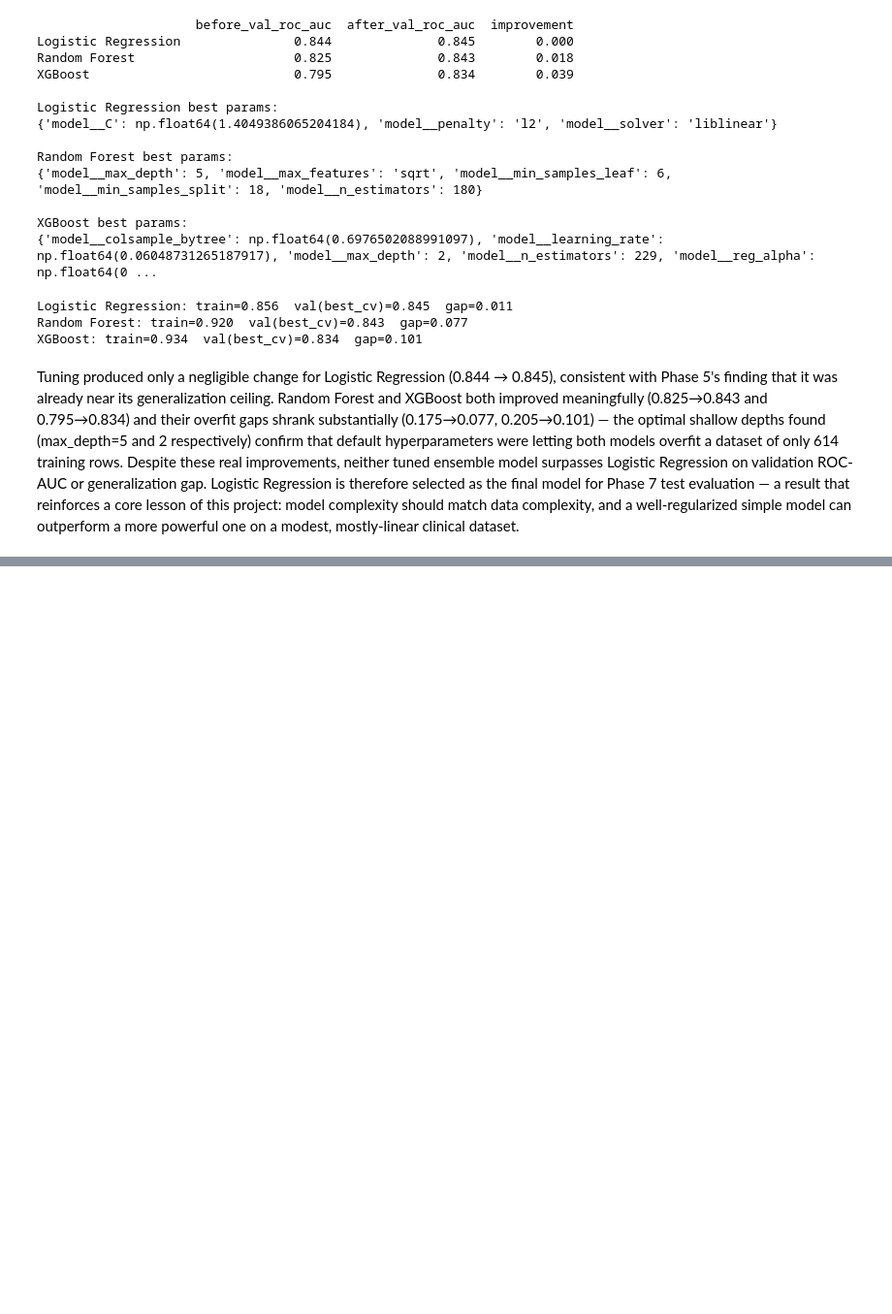
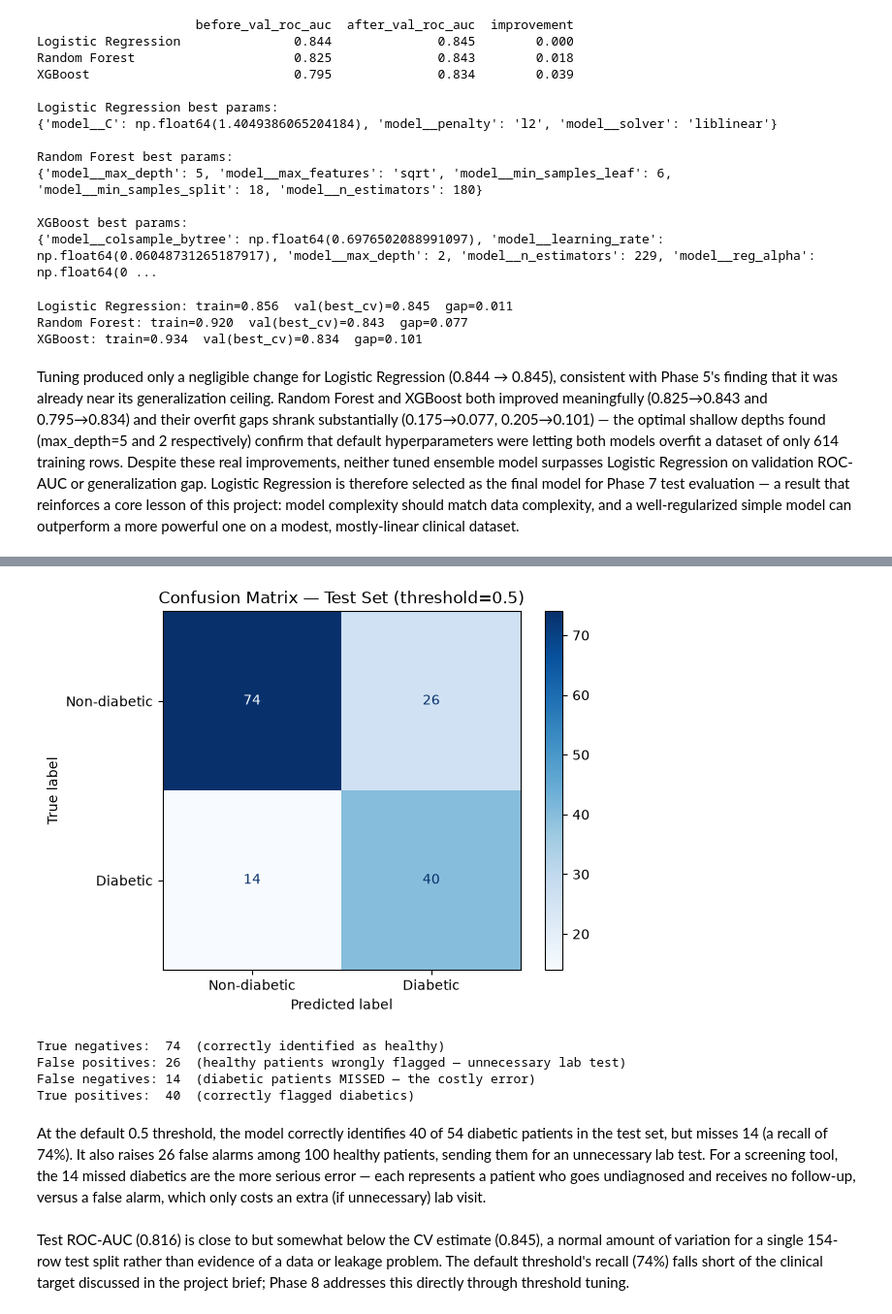
Before and after one commit to nbharats/tcn-ai-ml-45days, a Jupyter notebook: Sugarsense_Diabetes_Screening/notebooks/sugarsense.ipynb, the cells around one changed output, grey strips where cells are left out. Shown at 97% size. Drawn from its saved outputs; the diff is of its cells as text; code cells hidden in the pictures; blank space fills up the shorter version.

```diff
--- a/Sugarsense_Diabetes_Screening/notebooks/sugarsense.ipynb
+++ b/Sugarsense_Diabetes_Screening/notebooks/sugarsense.ipynb
@@ -373,0 +415,21 @@ Tuning produced only a negligible change for Logistic Regression (0.844 → 0.84
+# %%
+cm = confusion_matrix(y_test, y_test_pred)
+ConfusionMatrixDisplay(cm, display_labels=["Non-diabetic", "Diabetic"]).plot(cmap="Blues")
+plt.title("Confusion Matrix — Test Set (threshold=0.5)")
+plt.show()
+
+tn, fp, fn, tp = cm.ravel()
+print(f"True negatives:  {tn}  (correctly identified as healthy)")
+print(f"False positives: {fp}  (healthy patients wrongly flagged — unnecessary lab test)")
+print(f"False negatives: {fn}  (diabetic patients MISSED — the costly error)")
+print(f"True positives:  {tp}  (correctly flagged diabetics)")
+# %% [output]
+[figure, added]
+True negatives:  74  (correctly identified as healthy)
+False positives: 26  (healthy patients wrongly flagged — unnecessary lab test)
+False negatives: 14  (diabetic patients MISSED — the costly error)
+True positives:  40  (correctly flagged diabetics)
+# %% [markdown]
+At the default 0.5 threshold, the model correctly identifies 40 of 54 diabetic patients in the test set, but misses 14 (a recall of 74%). It also raises 26 false alarms among 100 healthy patients, sending them for an unnecessary lab test. For a screening tool, the 14 missed diabetics are the more serious error — each represents a patient who goes undiagnosed and receives no follow-up, versus a false alarm, which only costs an extra (if unnecessary) lab visit.
+# %% [markdown]
+Test ROC-AUC (0.816) is close to but somewhat below the CV estimate (0.845), a normal amount of variation for a single 154-row test split rather than evidence of a data or leakage problem. The default threshold's recall (74%) falls short of the clinical target discussed in the project brief; Phase 8 addresses this directly through threshold tuning.
```
Also changed, not shown: parts of 2 cells of this notebook.
